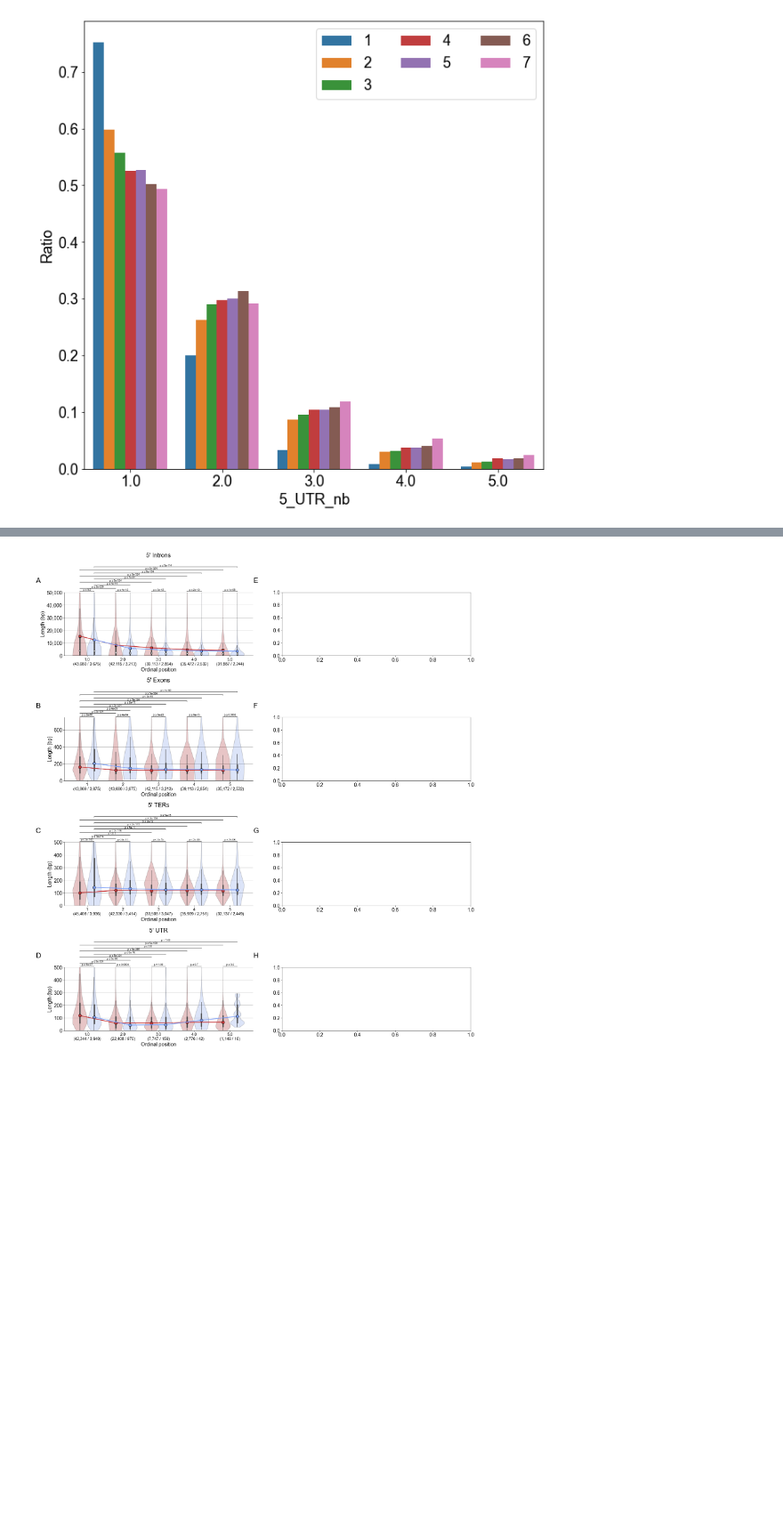
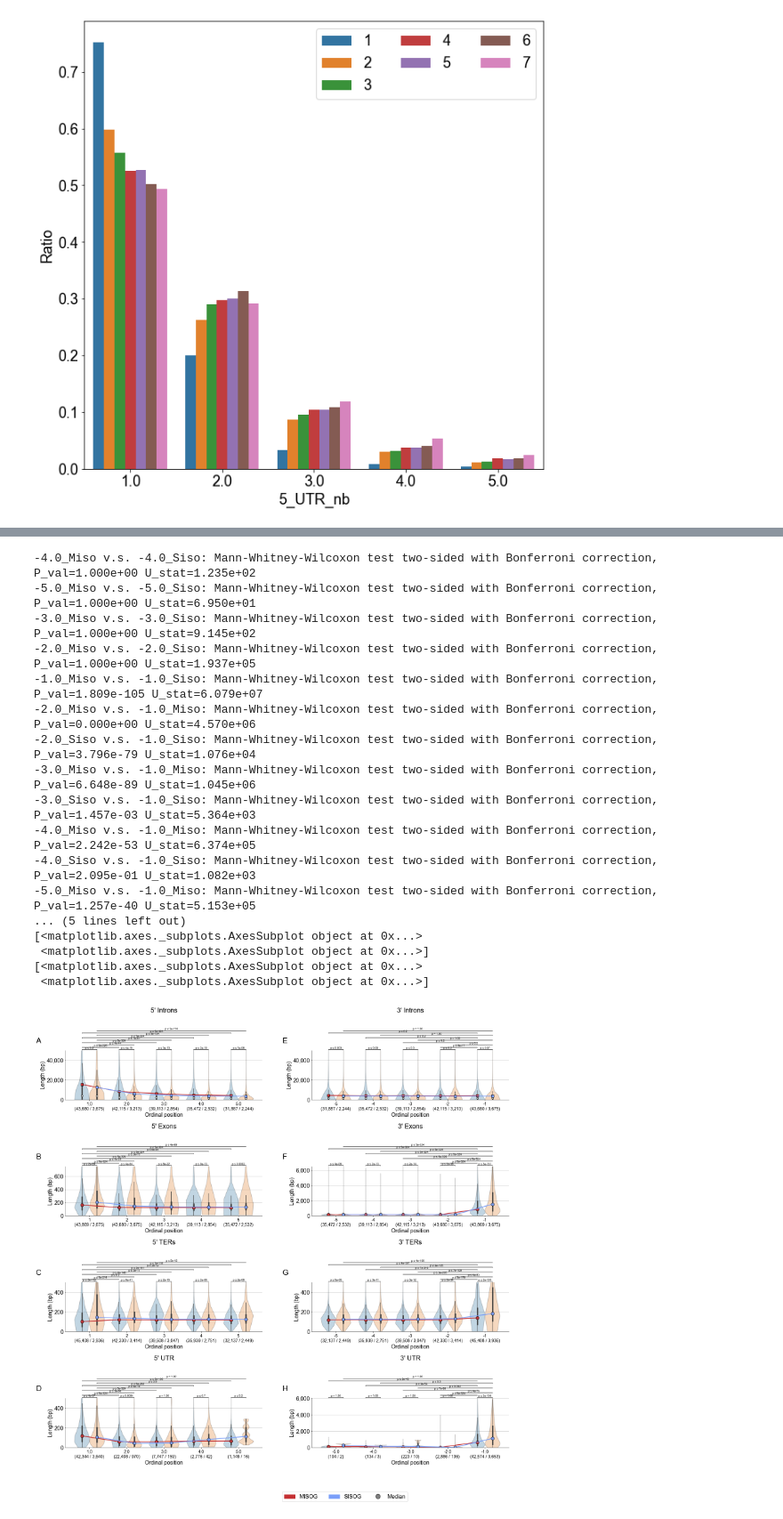
Before and after one commit to weber8thomas/MISOG_SISOG, a Jupyter notebook: src/Stats_and_plots.ipynb, the cells around one changed output, grey strips where cells are left out. Shown at 89% size. Saved outputs shown, nothing was run; the diff lists cells and outputs as text; code cells hidden in the pictures; blank space fills up the shorter version.

```diff
--- a/src/Stats_and_plots.ipynb
+++ b/src/Stats_and_plots.ipynb
@@ -65,6 +65,6 @@ exons = pd.read_parquet("/gstock/GeneIso/V2/Exons.parquet")
 cds = pd.read_parquet("/gstock/GeneIso/V2/CDS.parquet")
 five_UTR = pd.read_parquet("/gstock/GeneIso/V2/5_UTR.parquet")
 three_UTR = pd.read_parquet("/gstock/GeneIso/V2/3_UTR.parquet")
-
 introns = pd.read_parquet("/gstock/GeneIso/V2/Introns.parquet")
-introns["Length"] = introns["Introns"].apply(lambda r: int(r.split("-")[1]) - int(r.split("-")[0]))
+#TODO
+introns.loc[introns['Strand'] == 1, 'Ordinal_nb_inverted'] = introns.loc[introns['Strand'] == 1, 'Ordinal_nb_inverted'] + 1
@@ -313,10 +203,51 @@ plt.legend(ncol=3)
 # %%
 f, ax = plt.subplots(nrows=4, ncols=2, figsize=(22,25))
+palette={'Miso' : '#C43032FF', 'Siso' : '#7B9FF9FF', }
+box_pairs = [
+    ((e,'Miso'),(e,'Siso')) for e in range(1,6)
+]
 
-custom_boxplot(data=exons.loc[(exons['Exon_nb'] <= 5)], x='Exon_nb', y='Exon_length', hue='Miso_siso', ax=ax[1][0], ylim=(0,750), xlabel='Ordinal position', palette=palette, title="5' Exons", box_pairs=box_pairs, padding_title=padding_title)
-custom_boxplot(data=cds.loc[(cds['CDS_nb'] <= 5)], x='CDS_nb', y='CDS_length', hue='Miso_siso', xlabel='Ordinal position', ax=ax[2][0], ylim=(0,500), palette={'Miso' : '#C43032FF', 'Siso' : '#7B9FF9FF', }, title="5' TERs", box_pairs=box_pairs, padding_title=padding_title)
-custom_boxplot(data=introns.loc[(introns['Introns_nb'] <= 5)], x='Introns_nb', y='Length', hue='Miso_siso', ax=ax[0][0], xlabel='Ordinal position', ylim=(0,5e4), palette={'Miso' : '#C43032FF', 'Siso' : '#7B9FF9FF', }, title="5' Introns", box_pairs=box_pairs, padding_title=padding_title)
-custom_boxplot(data=five_UTR.loc[(five_UTR['5_UTR_nb'] <= 5)], x='5_UTR_nb', y='5_UTR_length', hue='Miso_siso', ax=ax[3][0], xlabel='Ordinal position', ylim=(0,500), palette={'Miso' : '#C43032FF', 'Siso' : '#7B9FF9FF', }, title="5' UTR", box_pairs=box_pairs, padding_title=padding_title)
+box_pairs = box_pairs + [((1,'Miso'),(e,'Miso')) for e in range(2,6)] + [((1,'Siso'),(e,'Siso')) for e in range(2,6)]
+
+print(box_pairs)
+
+k_limit = 5
+zscore_cutoff = 2
+padding_title = 125
+
+
+custom_boxplot(data=exons.loc[(exons['Ordinal_nb'] <= 5)], x='Ordinal_nb', y='Length', hue='Miso_siso', ax=ax[1][0], ylim=(0,750), xlabel='Ordinal position', palette=palette, title="5' Exons", box_pairs=box_pairs, padding_title=padding_title)
+custom_boxplot(data=cds.loc[(cds['Ordinal_nb'] <= 5)], x='Ordinal_nb', y='Length', hue='Miso_siso', xlabel='Ordinal position', ax=ax[2][0], ylim=(0,500), palette={'Miso' : '#C43032FF', 'Siso' : '#7B9FF9FF', }, title="5' TERs", box_pairs=box_pairs, padding_title=padding_title)
+custom_boxplot(data=introns.loc[(introns['Ordinal_nb'] <= 5)], x='Ordinal_nb', y='Length', hue='Miso_siso', ax=ax[0][0], xlabel='Ordinal position', ylim=(0,5e4), palette={'Miso' : '#C43032FF', 'Siso' : '#7B9FF9FF', }, title="5' Introns", box_pairs=box_pairs, padding_title=padding_title)
+custom_boxplot(data=five_UTR.loc[(five_UTR['Ordinal_nb'] <= 5)], x='Ordinal_nb', y='Length', hue='Miso_siso', ax=ax[3][0], xlabel='Ordinal position', ylim=(0,500), palette={'Miso' : '#C43032FF', 'Siso' : '#7B9FF9FF', }, title="5' UTR", box_pairs=box_pairs, padding_title=padding_title)
+
+
+box_pairs = [
+    ((e,'Miso'),(e,'Siso')) for e in list(range(-5,0))
+]
+box_pairs = box_pairs + [((-1,'Miso'),(e,'Miso')) for e in range(-5,-1)] + [((-1,'Siso'),(e,'Siso')) for e in range(-5,-1)]
+
+custom_boxplot(data=exons.loc[(exons['Ordinal_nb_inverted'] >= -5)], x='Ordinal_nb_inverted', y='Length', hue='Miso_siso',xlabel='Ordinal position', ax=ax[1][1], ylim=(0,6.5e3), palette=palette, title="3' Exons", box_pairs=box_pairs, padding_title=padding_title)
+custom_boxplot(data=cds.loc[(cds['Ordinal_nb_inverted'] >= -5)], x='Ordinal_nb_inverted', y='Length', hue='Miso_siso', xlabel='Ordinal position',ax=ax[2][1], ylim=(0,500), palette=palette, title="3' TERs", box_pairs=box_pairs, padding_title=padding_title)
+custom_boxplot(data=introns.loc[(introns['Ordinal_nb_inverted'] >= -5)], x='Ordinal_nb_inverted', y='Length', hue='Miso_siso',xlabel='Ordinal position', ax=ax[0][1], ylim=(0,50e3), palette=palette, title="3' Introns", box_pairs=box_pairs, padding_title=padding_title, )
+custom_boxplot(data=three_UTR.loc[(three_UTR['Ordinal_nb_inverted'] >= -5)], x='Ordinal_nb_inverted', y='Length', hue='Miso_siso',  xlabel='Ordinal position',ax=ax[3][1], ylim=(0,6e3), palette=palette, title="3' UTR", box_pairs=box_pairs, padding_title=padding_title, legend=True, x_legend=1.35,)
+
+
+i = 0
+for n, a in enumerate(ax):
+    print(a)
+    sub_a = a[0]
+    sub_a.text(-0.15, 1.15, string.ascii_uppercase[i], transform=sub_a.transAxes, size=25, weight='bold')
+    i += 1
+for n, a in enumerate(ax):
+    sub_a = a[1]
+    sub_a.text(-0.15, 1.15, string.ascii_uppercase[i], transform=sub_a.transAxes, size=25, weight='bold')
+    i += 1
+
+plt.tight_layout()
+
+# figure_path = base_dir + yaml['Figures']['FigS1']
+# f.savefig(figure_path, dpi=600)
 # %% [output]
 [((1, 'Miso'), (1, 'Siso')), ((2, 'Miso'), (2, 'Siso')), ((3, 'Miso'), (3, 'Siso')), ((4, 'Miso'), (4, 'Siso')), ((5, 'Miso'), (5, 'Siso')), ((1, 'Miso'), (2, 'Miso')), ((1, 'Miso'), (3, 'Miso')), ((1 ...
 2_Miso v.s. 2_Siso: Mann-Whitney-Wilcoxon test two-sided with Bonferroni correction, P_val=3.706e-64 U_stat=6.668e+07
@@ -338 +269,18 @@ custom_boxplot(data=five_UTR.loc[(five_UTR['5_UTR_nb'] <= 5)], x='5_UTR_nb', y='
+-4.0_Miso v.s. -4.0_Siso: Mann-Whitney-Wilcoxon test two-sided with Bonferroni correction, P_val=1.000e+00 U_stat=1.235e+02
+-5.0_Miso v.s. -5.0_Siso: Mann-Whitney-Wilcoxon test two-sided with Bonferroni correction, P_val=1.000e+00 U_stat=6.950e+01
+-3.0_Miso v.s. -3.0_Siso: Mann-Whitney-Wilcoxon test two-sided with Bonferroni correction, P_val=1.000e+00 U_stat=9.145e+02
+-2.0_Miso v.s. -2.0_Siso: Mann-Whitney-Wilcoxon test two-sided with Bonferroni correction, P_val=1.000e+00 U_stat=1.937e+05
+-1.0_Miso v.s. -1.0_Siso: Mann-Whitney-Wilcoxon test two-sided with Bonferroni correction, P_val=1.809e-105 U_stat=6.079e+07
+-2.0_Miso v.s. -1.0_Miso: Mann-Whitney-Wilcoxon test two-sided with Bonferroni correction, P_val=0.000e+00 U_stat=4.570e+06
+-2.0_Siso v.s. -1.0_Siso: Mann-Whitney-Wilcoxon test two-sided with Bonferroni correction, P_val=3.796e-79 U_stat=1.076e+04
+-3.0_Miso v.s. -1.0_Miso: Mann-Whitney-Wilcoxon test two-sided with Bonferroni correction, P_val=6.648e-89 U_stat=1.045e+06
+-3.0_Siso v.s. -1.0_Siso: Mann-Whitney-Wilcoxon test two-sided with Bonferroni correction, P_val=1.457e-03 U_stat=5.364e+03
+-4.0_Miso v.s. -1.0_Miso: Mann-Whitney-Wilcoxon test two-sided with Bonferroni correction, P_val=2.242e-53 U_stat=6.374e+05
+-4.0_Siso v.s. -1.0_Siso: Mann-Whitney-Wilcoxon test two-sided with Bonferroni correction, P_val=2.095e-01 U_stat=1.082e+03
+-5.0_Miso v.s. -1.0_Miso: Mann-Whitney-Wilcoxon test two-sided with Bonferroni correction, P_val=1.257e-40 U_stat=5.153e+05
+... (5 lines left out)
+[<matplotlib.axes._subplots.AxesSubplot object at 0x...>
+ <matplotlib.axes._subplots.AxesSubplot object at 0x...>]
+[<matplotlib.axes._subplots.AxesSubplot object at 0x...>
+ <matplotlib.axes._subplots.AxesSubplot object at 0x...>]
-[figure, old version]
+[figure, new version]
```
Also changed, not shown: parts of 14 cells of this notebook, 3 other files.
